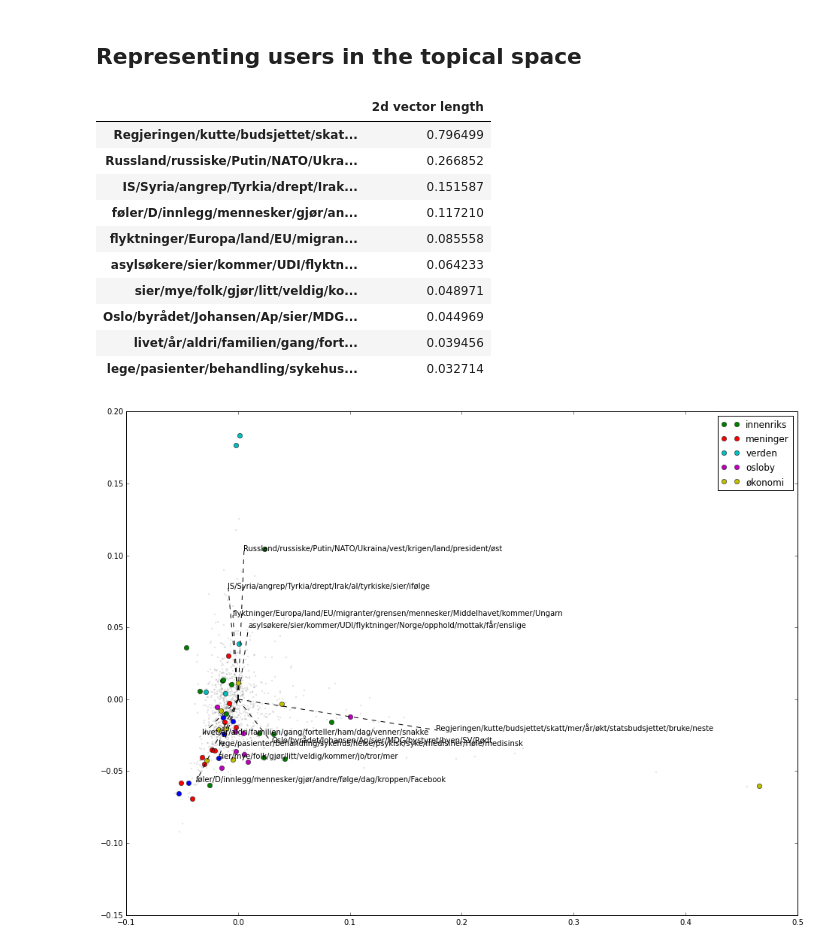
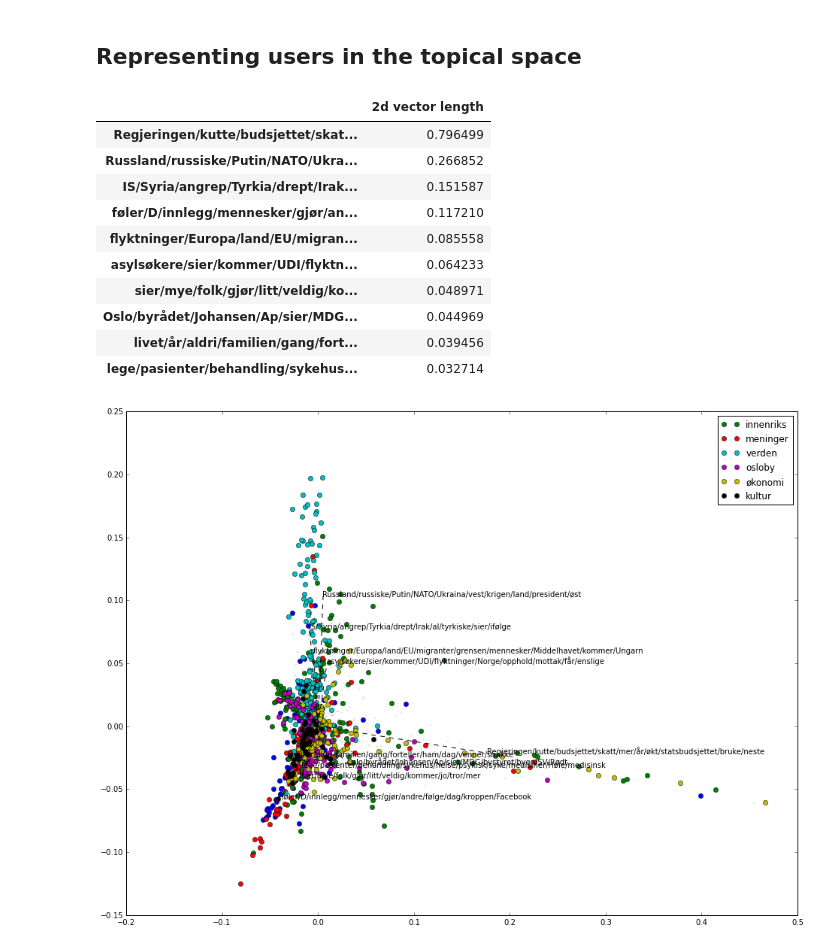
Before and after one commit to pilipolio/recs, a Jupyter notebook: notebooks/201511_UserAndTopics.ipynb, the cells around one changed output. Saved outputs shown, nothing was run; the diff lists cells and outputs as text; code cells hidden in the pictures.

Commit message:
Final topics

```diff
--- a/notebooks/201511_UserAndTopics.ipynb
+++ b/notebooks/201511_UserAndTopics.ipynb
@@ -262,11 +262,15 @@ fig = plt.figure(figsize=(16, 12))
 # users
 pca = PCA(n_components=10)
 pca.fit(user_topics_probs.values[user_article_counts.values > 5, :])
-user_2d = pca.transform(user_topics_probs.values[user_article_counts.values > 1, :])
-plt.plot(user_2d[:1000,0], user_2d[:1000,1], 'ko', markeredgecolor='grey', ms=2, alpha=.1)
+visible_user_mask = user_article_counts.values > 1
+user_2d = pd.DataFrame(
+    data=pca.transform(user_topics_probs.values[visible_user_mask, :]),
+    index=user_topics_probs[visible_user_mask].index)
+
+plt.plot(user_2d.values[:1000,0], user_2d.values[:1000,1], 'ko', markeredgecolor='grey', ms=2, alpha=.1)
 
 # top 50 articles
-top = 50
+top = 1000
 article_counts = user_events_with_topics.groupby('item').size().sort_values(ascending=False)
 top_articles = article_counts.iloc[:top].index
 articles_pca_df = pd.DataFrame(
@@ -291,31 +295,31 @@ topics_2d = pd.DataFrame(
 
 n = 10
 topn_topics = topics_2d.apply(
     lambda row: np.power(row[0], 2) + np.power(row[1], 2), axis=1).sort_values(ascending=False).iloc[:n]
 
 arrow_length_ratio = .2
 for topic in topn_topics.index:
     point = topics_2d.loc[topic].values * arrow_length_ratio
     if len(point.shape) > 1:
         point = point[0,:]
     plt.text(point[0], point[1], s=topic)
     #plt.arrow(0, 0, point[0], point[1], width=0.0001, length_includes_head=True, head_width=0.0025)
     plt.plot([0, point[0]], [0, point[1]], 'k--')
 
 #plt.xlim([-0.2, 0.2]); plt.ylim([-0.2, 0.2])
 plt.legend()
 
 pd.DataFrame(topn_topics, columns=['2d vector length'])
 # %% [output]
 |  | 2d vector length |
 | Regjeringen/kutte/budsjettet/skat... | 0.796499 |
 | Russland/russiske/Putin/NATO/Ukra... | 0.266852 |
 | IS/Syria/angrep/Tyrkia/drept/Irak... | 0.151587 |
 | føler/D/innlegg/mennesker/gjør/an... | 0.117210 |
 | flyktninger/Europa/land/EU/migran... | 0.085558 |
 | asylsøkere/sier/kommer/UDI/flyktn... | 0.064233 |
 | sier/mye/folk/gjør/litt/veldig/ko... | 0.048971 |
 | Oslo/byrådet/Johansen/Ap/sier/MDG... | 0.044969 |
 | livet/år/aldri/familien/gang/fort... | 0.039456 |
 | lege/pasienter/behandling/sykehus... | 0.032714 |
-[figure, old version]
+[figure, new version]
```
Also changed, not shown: parts of 4 cells of this notebook, 5 other files.
